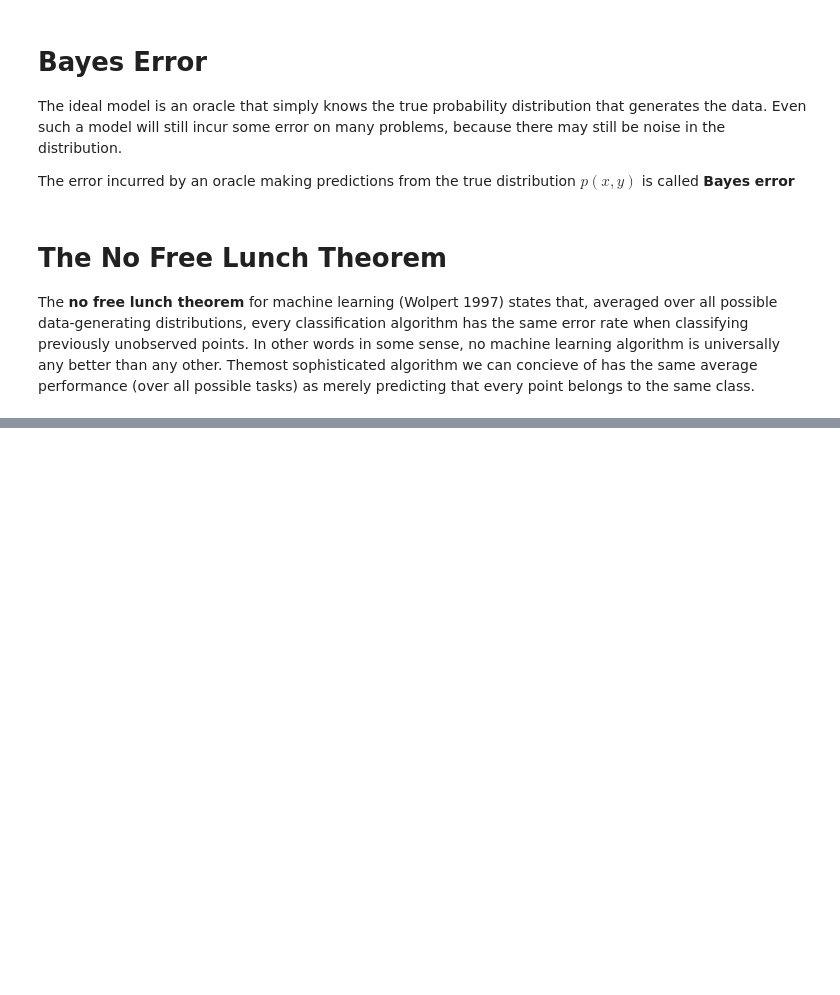
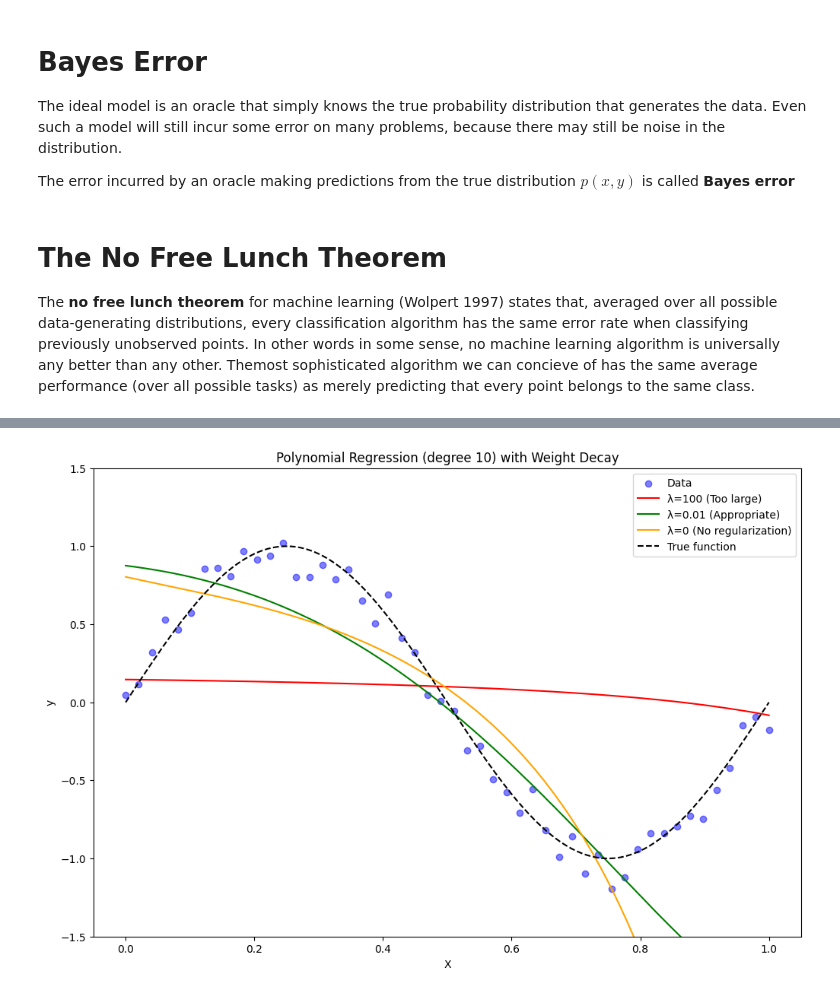
Before and after one commit to woodRock/deep-learning-goodfellow, a Jupyter notebook: chapter_5_machine_learning_basics.ipynb, the cells around one changed output, grey strips where cells are left out. Cells and saved outputs as stored; diff of their text form; code cells hidden in the pictures; blank space fills up the shorter version.

```diff
--- a/chapter_5_machine_learning_basics.ipynb
+++ b/chapter_5_machine_learning_basics.ipynb
@@ -310,0 +324,83 @@ The **no free lunch theorem** for machine learning (Wolpert 1997) states that, a
+# %%
+import numpy as np
+import matplotlib.pyplot as plt
+
+# Generate synthetic data
+np.random.seed(42)
+X = np.linspace(0, 1, 50).reshape(-1, 1)
+y = np.sin(2 * np.pi * X) + np.random.normal(0, 0.1, X.shape)
+
+# Split data into train and test sets
+X_train, X_test = X[:40], X[40:]
+y_train, y_test = y[:40], y[40:]
+
+def polynomial_features(X, degree):
+    return np.column_stack([X**i for i in range(1, degree+1)])
+
+def polynomial_regression_weight_decay(X, y, degree, lambda_val, learning_rate=0.01, epochs=5000):
+    X_poly = polynomial_features(X, degree)
+    w = np.random.randn(X_poly.shape[1], 1)
+    b = np.random.randn(1)
+
+    for _ in range(epochs):
+        y_pred = X_poly.dot(w) + b
+        dw = (1/len(y)) * (X_poly.T.dot(y_pred - y) + lambda_val * w)
+        db = (1/len(y)) * np.sum(y_pred - y)
+        w -= learning_rate * dw
+        b -= learning_rate * db
+
+    return w, b
+
+def evaluate_model(X, y, w, b, degree):
+    X_poly = polynomial_features(X, degree)
+    y_pred = X_poly.dot(w) + b
+    mse = np.mean((y - y_pred)**2)
+    return mse
+
+degree = 10  # Polynomial degree
+
+# Example 1: Lambda too large
+w_large, b_large = polynomial_regression_weight_decay(X_train, y_train, degree, lambda_val=100)
+mse_large_train = evaluate_model(X_train, y_train, w_large, b_large, degree)
+mse_large_test = evaluate_model(X_test, y_test, w_large, b_large, degree)
+
+# Example 2: Appropriate Lambda
+w_appropriate, b_appropriate = polynomial_regression_weight_decay(X_train, y_train, degree, lambda_val=0.01)
+mse_appropriate_train = evaluate_model(X_train, y_train, w_appropriate, b_appropriate, degree)
+mse_appropriate_test = evaluate_model(X_test, y_test, w_appropriate, b_appropriate, degree)
+
+# Example 3: Lambda = 0 (No regularization)
+w_zero, b_zero = polynomial_regression_weight_decay(X_train, y_train, degree, lambda_val=0)
+mse_zero_train = evaluate_model(X_train, y_train, w_zero, b_zero, degree)
+mse_zero_test = evaluate_model(X_test, y_test, w_zero, b_zero, degree)
+
+# Print results
+print(f"Polynomial Regression (degree {degree}):")
+print("\nLambda too large (λ=10):")
+print(f"Train MSE: {mse_large_train:.4f}, Test MSE: {mse_large_test:.4f}")
+
+print("\nAppropriate Lambda (λ=0.01):")
+print(f"Train MSE: {mse_appropriate_train:.4f}, Test MSE: {mse_appropriate_test:.4f}")
+
+print("\nNo regularization (λ=0):")
+print(f"Train MSE: {mse_zero_train:.4f}, Test MSE: {mse_zero_test:.4f}")
+
+# Plotting
+plt.figure(figsize=(12, 8))
+plt.scatter(X, y, color='blue', alpha=0.5, label='Data')
+
+X_plot = np.linspace(0, 1, 200).reshape(-1, 1)
+X_plot_poly = polynomial_features(X_plot, degree)
+
+plt.plot(X_plot, X_plot_poly.dot(w_large) + b_large, color='red', label='λ=100 (Too large)')
+plt.plot(X_plot, X_plot_poly.dot(w_appropriate) + b_appropriate, color='green', label='λ=0.01 (Appropriate)')
+plt.plot(X_plot, X_plot_poly.dot(w_zero) + b_zero, color='orange', label='λ=0 (No regularization)')
+plt.plot(X_plot, np.sin(2 * np.pi * X_plot), color='black', linestyle='--', label='True function')
+
+plt.legend()
+plt.title(f'Polynomial Regression (degree {degree}) with Weight Decay')
+plt.xlabel('X')
+plt.ylabel('y')
+plt.ylim(-1.5, 1.5)
+plt.show()
+# %% [output]
@@ -310,0 +417 @@ The **no free lunch theorem** for machine learning (Wolpert 1997) states that, a
+[figure, added]
```
Also changed, not shown: parts of 14 cells of this notebook.
